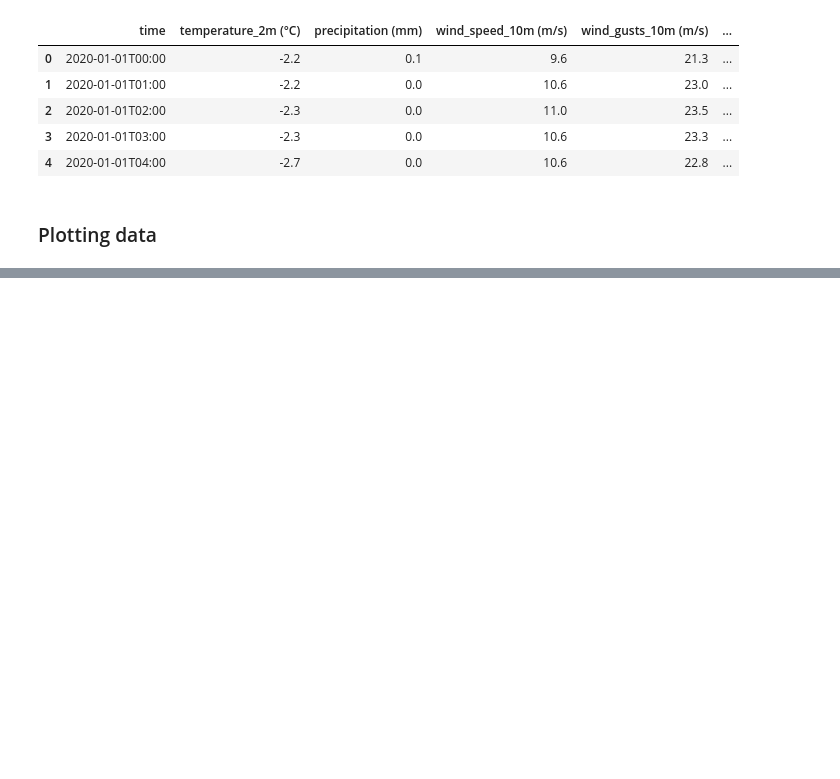
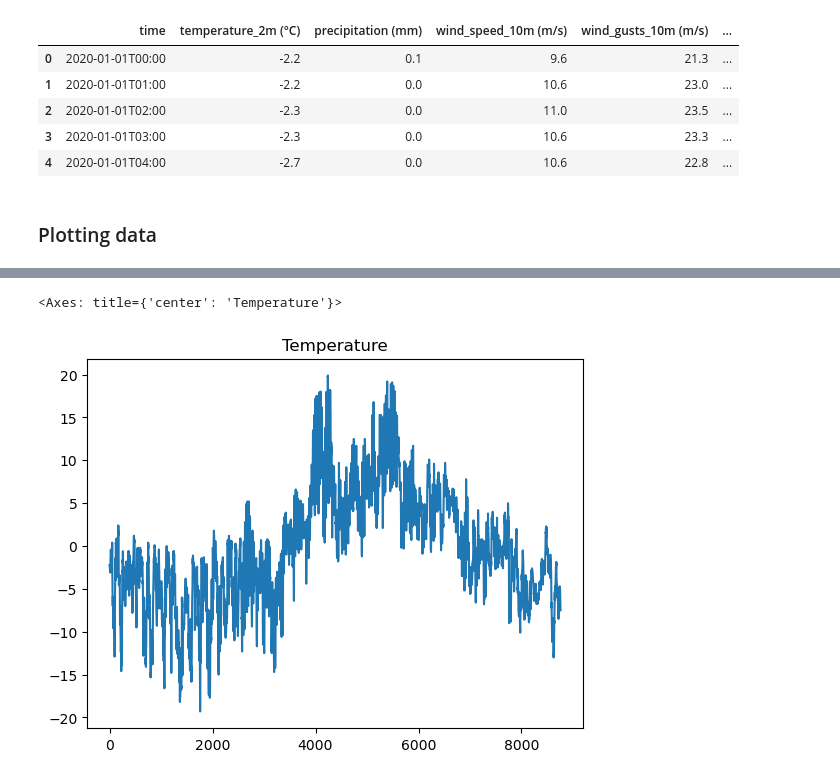
Before and after one commit to Satheris/IND320_SMAA, a Jupyter notebook: project/_.ipynb, the cells around one changed output, grey strips where cells are left out. Drawn from its saved outputs; the diff is of its cells as text; code cells hidden in the pictures; blank space fills up the shorter version.

```diff
--- a/project/_.ipynb
+++ b/project/_.ipynb
@@ -35,0 +53,5 @@ meteodata.head()
+# %%
+meteodata['temperature_2m (°C)'].plot(title='Temperature')
+# %% [output]
+<Axes: title={'center': 'Temperature'}>
+[figure, added]
```
Also changed, not shown: parts of 7 cells of this notebook, 1 other file.
